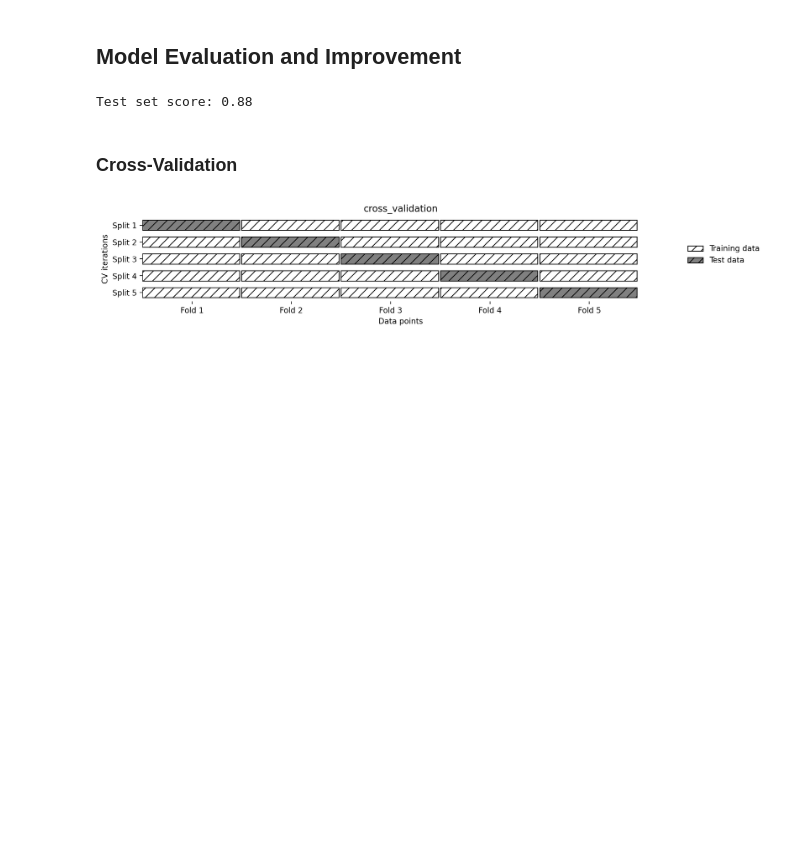
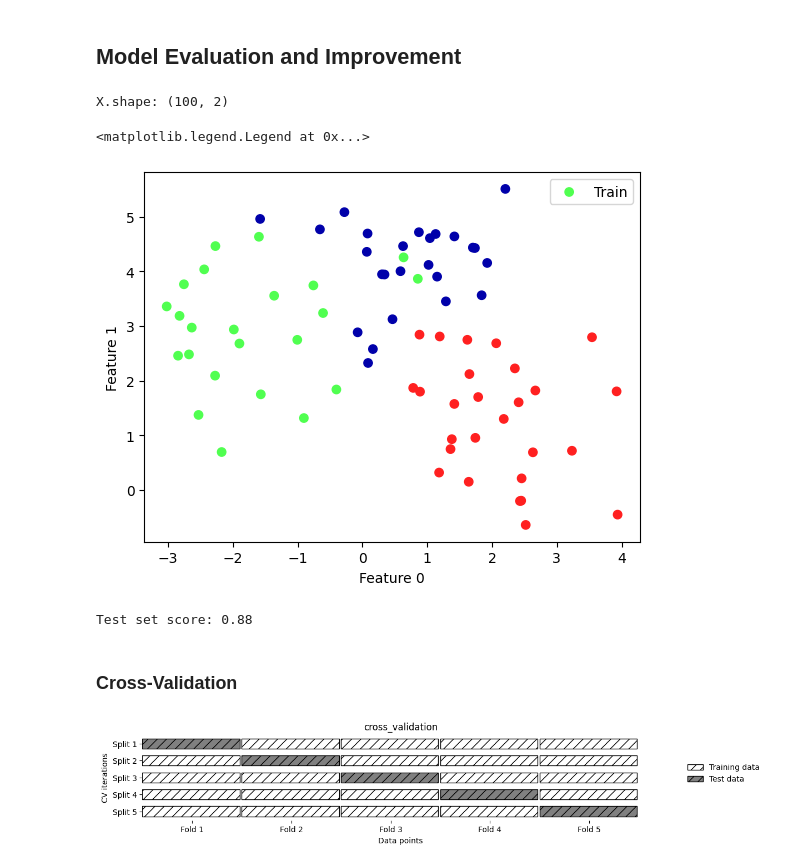
Before and after one commit to shunsuke8572/introduction_to_ml_with_python, a Jupyter notebook: 05-model-evaluation-and-improvement.ipynb, the cells around one changed output. Drawn from its saved outputs; the diff is of its cells as text; code cells hidden in the pictures; blank space fills up the shorter version.

```diff
--- a/05-model-evaluation-and-improvement.ipynb
+++ b/05-model-evaluation-and-improvement.ipynb
@@ -7,11 +27,27 @@ set_matplotlib_formats('retina')
 # %% [markdown]
 ## Model Evaluation and Improvement
+# %%
+from sklearn.datasets import make_blobs
+
+X, y = make_blobs(random_state=0)
+print("X.shape: {}".format(X.shape))
+# %% [output]
+X.shape: (100, 2)
 # %%
-from sklearn.datasets import make_blobs
 from sklearn.model_selection import train_test_split
+import matplotlib.pyplot as plt
+import mglearn
 
-# create a synthetic dataset
-X, y = make_blobs(random_state=0)
 # split data and labels into a training and a test set
 X_train, X_test, y_train, y_test = train_test_split(X, y, random_state=0)
+
+# 訓練データをプロット
+plt.scatter(X_train[:, 0], X_train[:, 1], c=y_train, cmap=mglearn.cm3, label='Train')
+
+plt.xlabel("Feature 0")
+plt.ylabel("Feature 1")
+plt.legend()
+# %% [output]
+<matplotlib.legend.Legend at 0x...>
+[figure, added]
 # %%
```
Also changed, not shown: parts of 10 cells of this notebook.
